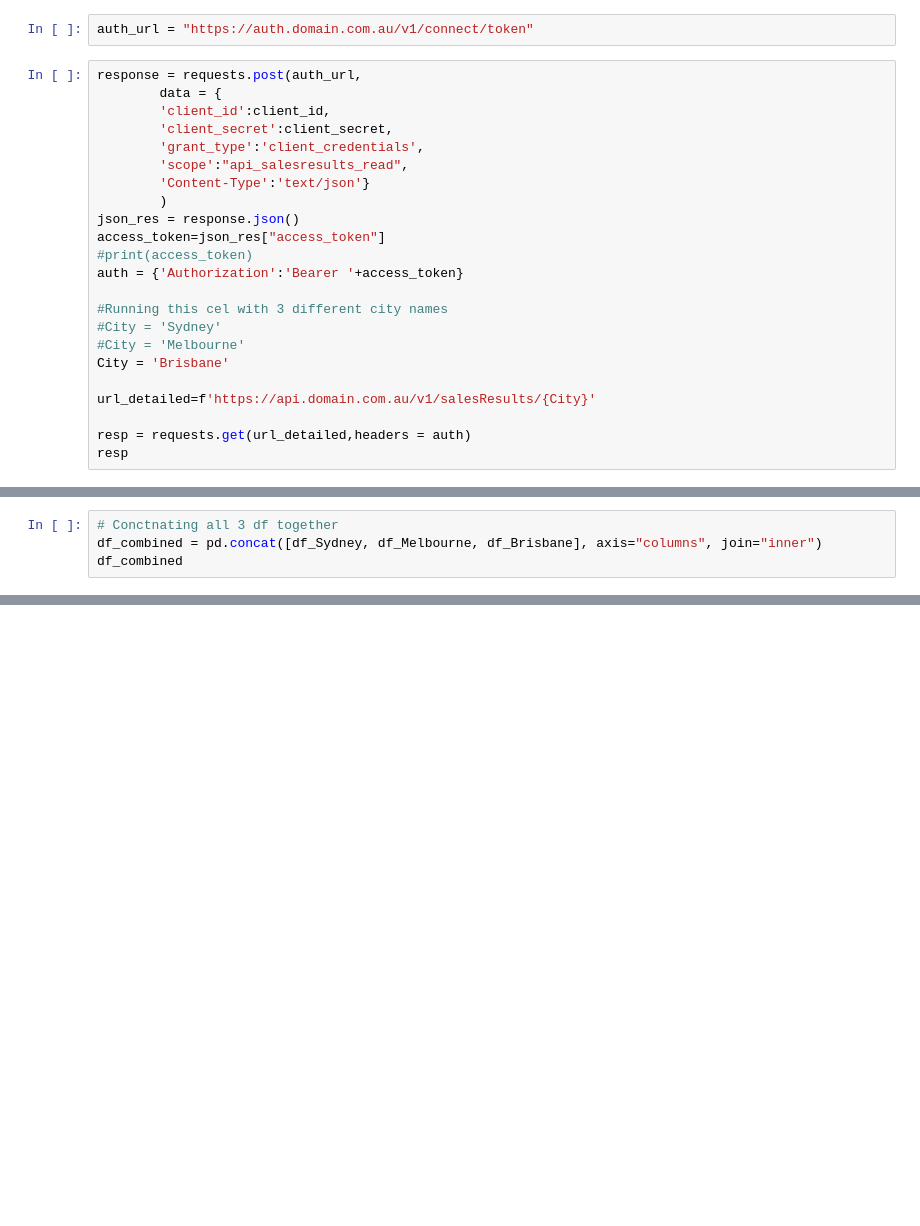
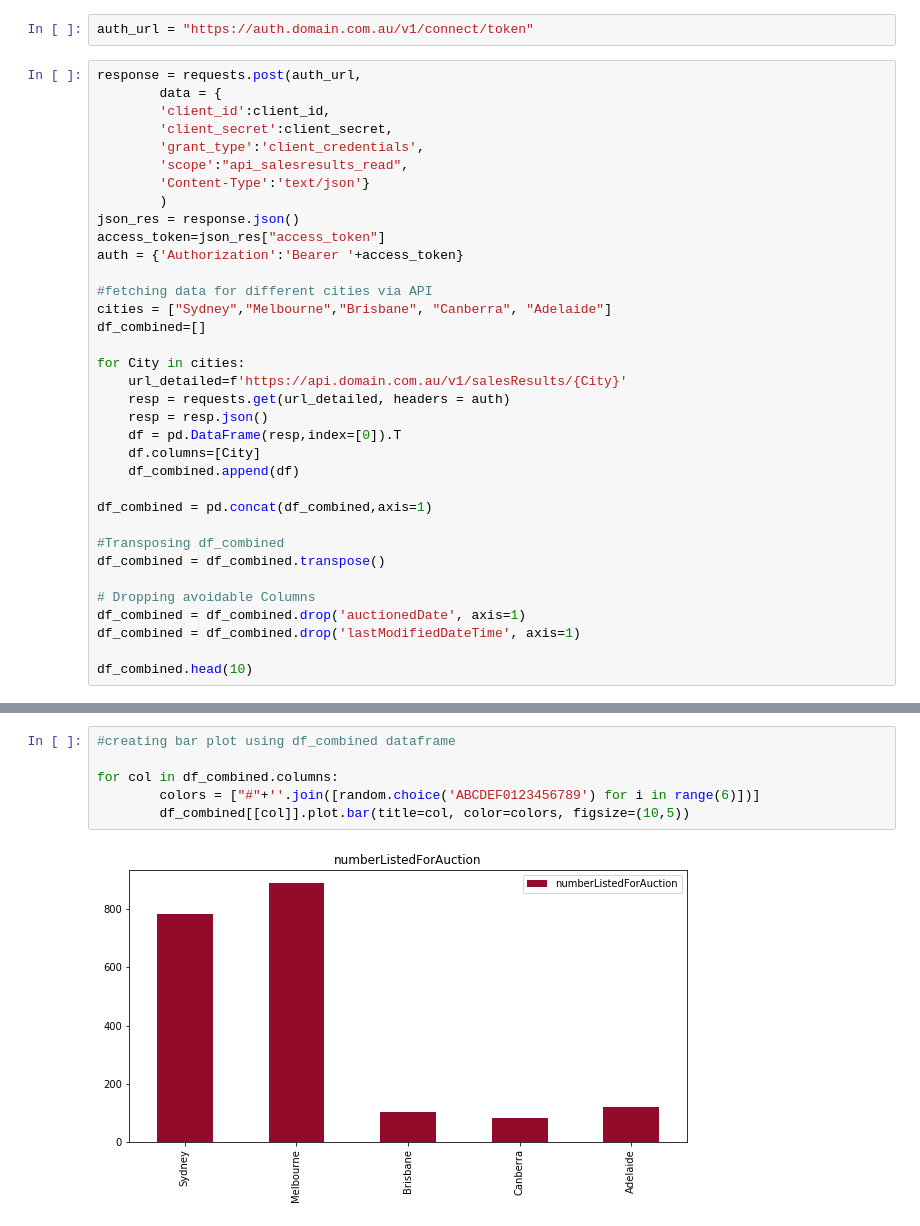
Before and after one commit to CoenFE/A_Team_Project, a Jupyter notebook: Group_Project_Property.ipynb, the cells around one changed output, grey strips where cells are left out. Saved outputs shown, nothing was run; the diff lists cells and outputs as text; blank space fills up the shorter version.

Commit message:
Visualization added

```diff
--- a/Group_Project_Property.ipynb
+++ b/Group_Project_Property.ipynb
@@ -33,16 +39,28 @@ response = requests.post(auth_url,
         )
 json_res = response.json()
 access_token=json_res["access_token"]
-#print(access_token)
 auth = {'Authorization':'Bearer '+access_token}
 
-#Running this cel with 3 different city names
-#City = 'Sydney'
-#City = 'Melbourne'
-City = 'Brisbane'
+#fetching data for different cities via API
+cities = ["Sydney","Melbourne","Brisbane", "Canberra", "Adelaide"]
+df_combined=[]
 
-url_detailed=f'https://api.domain.com.au/v1/salesResults/{City}'
+for City in cities:
+    url_detailed=f'https://api.domain.com.au/v1/salesResults/{City}'
+    resp = requests.get(url_detailed, headers = auth)
+    resp = resp.json()
+    df = pd.DataFrame(resp,index=[0]).T
+    df.columns=[City]
+    df_combined.append(df)
 
-resp = requests.get(url_detailed,headers = auth)
-resp
+df_combined = pd.concat(df_combined,axis=1)
+
+#Transposing df_combined
+df_combined = df_combined.transpose()
+
+# Dropping avoidable Columns
+df_combined = df_combined.drop('auctionedDate', axis=1)
+df_combined = df_combined.drop('lastModifiedDateTime', axis=1)
+
+df_combined.head(10)
 # %% [output]
@@ -115,4 +72,0 @@ df_Brisbane
-# %%
-# Conctnating all 3 df together
-df_combined = pd.concat([df_Sydney, df_Melbourne, df_Brisbane], axis="columns", join="inner")
-df_combined
@@ -130,0 +82,8 @@ df_combined
+# %%
+#creating bar plot using df_combined dataframe
+
+for col in df_combined.columns:
+        colors = ["#"+''.join([random.choice('ABCDEF0123456789') for i in range(6)])]
+        df_combined[[col]].plot.bar(title=col, color=colors, figsize=(10,5))
+# %% [output]
+[figure, added]
```
Also changed, not shown: parts of 14 cells of this notebook.
